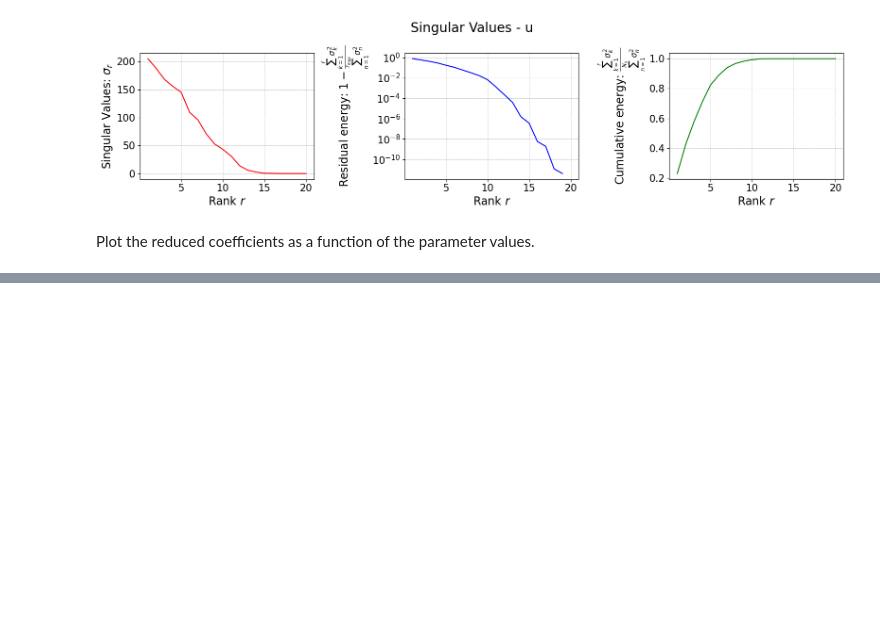
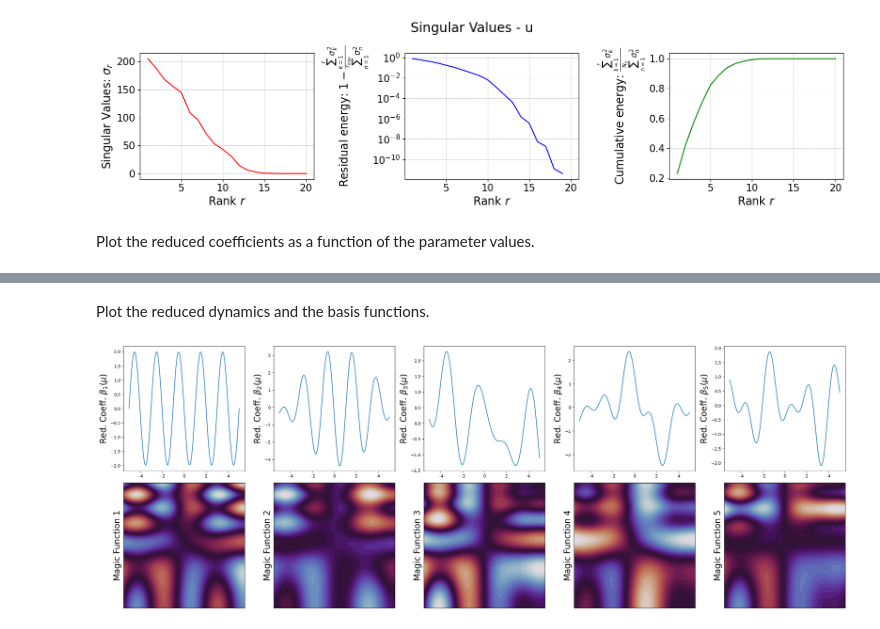
Before and after one commit to ERMETE-Lab/ROSE-pyforce, a Jupyter notebook: images/demo/pyforce_demo.ipynb, the cells around one changed output, grey strips where cells are left out. Drawn from its saved outputs; the diff is of its cells as text; code cells hidden in the pictures; blank space fills up the shorter version.

```diff
--- a/images/demo/pyforce_demo.ipynb
+++ b/images/demo/pyforce_demo.ipynb
@@ -136,0 +133,22 @@ fig.savefig("pyforce_demo_reconstruction.png", dpi=300, bbox_inches='tight')
+# %% [markdown]
+Plot the reduced dynamics and the basis functions.
+# %%
+coeffs = eim.reduce(snapshots)
+
+fig, axs = plt.subplots(2,5, figsize=(5 * 5, 4.5 * 2))
+
+for ii in range(axs.shape[1]):
+
+    axs[0, ii].plot(mu_values, coeffs[ii], '-')
+    axs[1, ii].tricontourf(X, Y, eim.magic_functions[ii], levels=40, cmap='twilight')
+
+    axs[0, ii].set_ylabel(r"Red. Coeff. $\beta_"+f"{ii+1}(\mu)$", fontsize=20)
+    axs[1, ii].set_ylabel(f"Magic Function {ii+1}", fontsize=20)
+
+for ax in axs[1]:
+    ax.set_xticks([])
+    ax.set_yticks([])
+
+plt.tight_layout()
+# %% [output]
+[figure, added]
```
Also changed, not shown: parts of 9 cells of this notebook, 5 other files.
